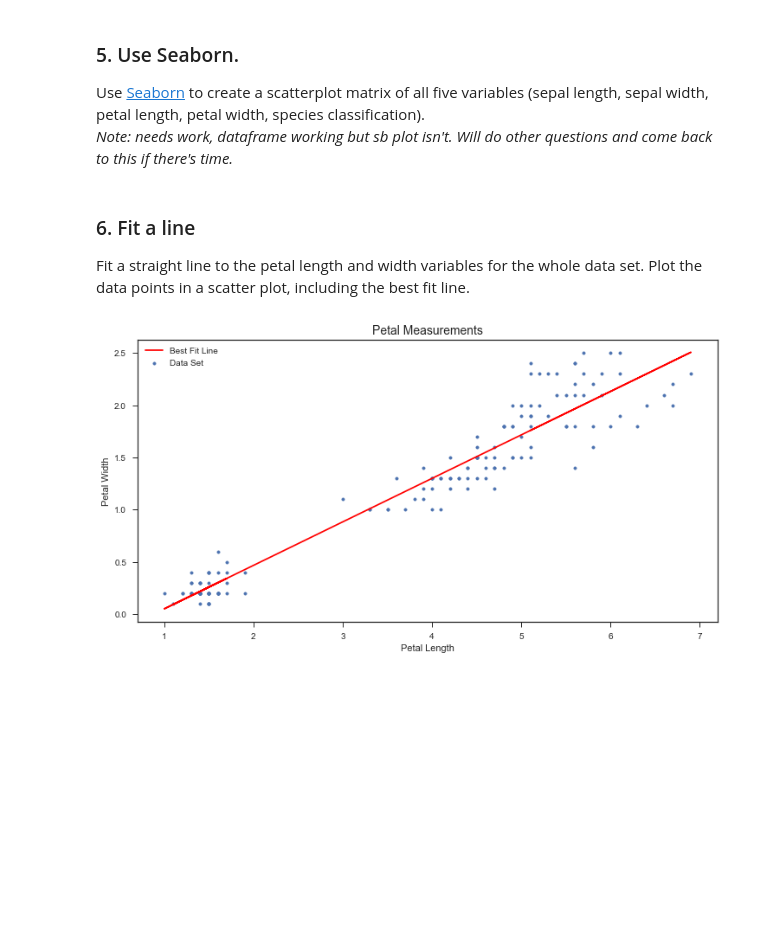
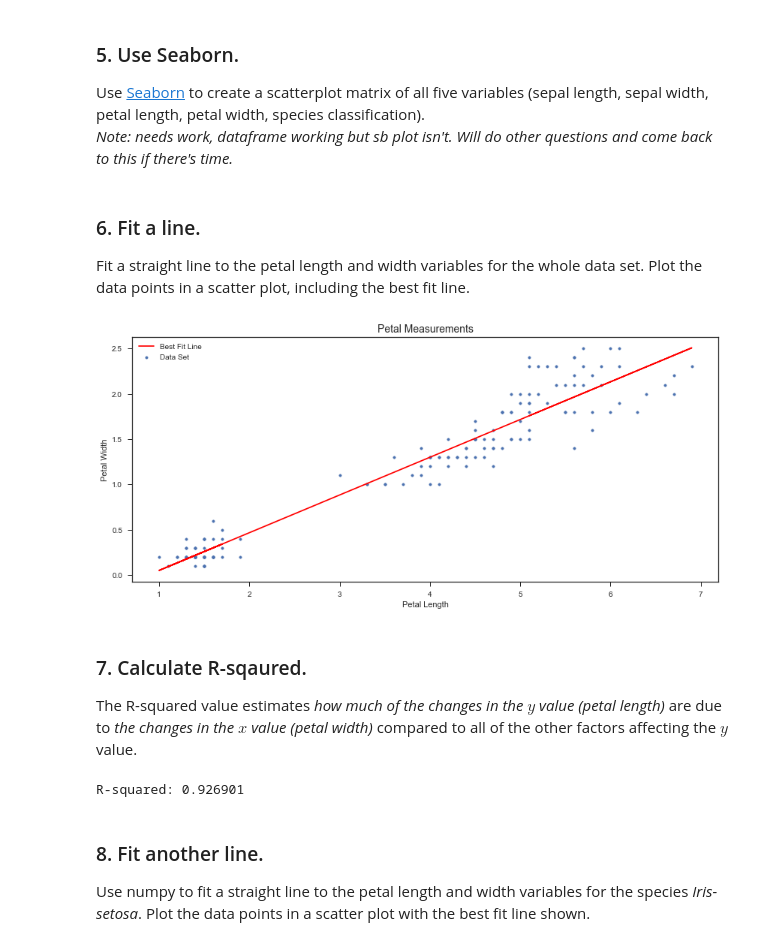
Before and after one commit to rebeccabernie/Iris-JPN, a Jupyter notebook: IrisData.ipynb, the cells around one changed output. Cells and saved outputs as stored; diff of their text form; code cells hidden in the pictures; blank space fills up the shorter version.

```diff
--- a/IrisData.ipynb
+++ b/IrisData.ipynb
@@ -34,7 +34,7 @@ Use pyplot to create a scatter plot of sepal length on the x-axis versus sepal w
 # %%
 import matplotlib.pyplot as pl
 
-pl.rcParams['figure.figsize'] = (14.0, 6.0) # Adapted from gradient descent notebook: https://github.com/emerging-technologies/emerging-technologies.github.io/blob/master/notebooks/gradient-descent.ipynb
+pl.rcParams['figure.figsize'] = (14, 6) # Adapted from gradient descent notebook: https://github.com/emerging-technologies/emerging-technologies.github.io/blob/master/notebooks/gradient-descent.ipynb
 pl.scatter(sLen, sWid, marker='.')
 
 pl.title('Scatter Diagram of Sepal Width vs Length', fontsize=14)
@@ -86,33 +86,46 @@ df = pn.DataFrame({'Sepal Length': sLen, 'Sepal Width': sWid, 'Petal Length': pL
 #sb.pairplot(df)
 #sb.pairplot(df, hue="Species")
 # %% [markdown]
-### 6. Fit a line
+### 6. Fit a line.
 Fit a straight line to the petal length and width variables for the whole data set. Plot the data points in a scatter plot, including the best fit line.
 # %%
 # Conversions adapted from https://stackoverflow.com/a/26440523/7232648
 
 # Adapted from https://github.com/emerging-technologies/emerging-technologies.github.io/blob/master/notebooks/simple-linear-regression.ipynb
 w = pLen
 d = pWid
 
 w_avg = np.mean(w)
 d_avg = np.mean(d)
 
 w_zero = w - w_avg
 d_zero = d - d_avg
 
 m = np.sum(w_zero * d_zero) / np.sum(w_zero * w_zero)
 c = d_avg - m * w_avg
 
-pl.rcParams['figure.figsize'] = (12,6)
+pl.rcParams['figure.figsize'] = (14,6)
 pl.title('Petal Measurements', fontsize=14)
 pl.xlabel('Petal Length')
 pl.ylabel('Petal Width')
 
 pl.scatter(w, d, marker='.', label='Data Set')
 pl.plot(w, m * w + c, 'r', label='Best Fit Line')
 
 pl.legend()
 pl.show()
 # %% [output]
-[figure, old version]
+[figure, new version]
+# %% [markdown]
+### 7. Calculate R-sqaured.
+The R-squared value estimates *how much of the changes in the $y$ value (petal length)* are due to *the changes in the $x$ value (petal width)* compared to all of the other factors affecting the $y$ value.
+# %%
+# Adapted from https://github.com/emerging-technologies/emerging-technologies.github.io/blob/master/notebooks/simple-linear-regression.ipynb
+
+rsq = 1.0 - (np.sum((d - m * w - c)**2)/np.sum((d - d_avg)**2))
+print("R-squared: {0:.6f}".format(rsq))
+# %% [output]
+R-squared: 0.926901
+# %% [markdown]
+### 8. Fit another line.
+Use numpy to fit a straight line to the petal length and width variables for the species *Iris-setosa*. Plot the data points in a scatter plot with the best fit line shown.
```
Also changed, not shown: parts of 1 cell of this notebook.
